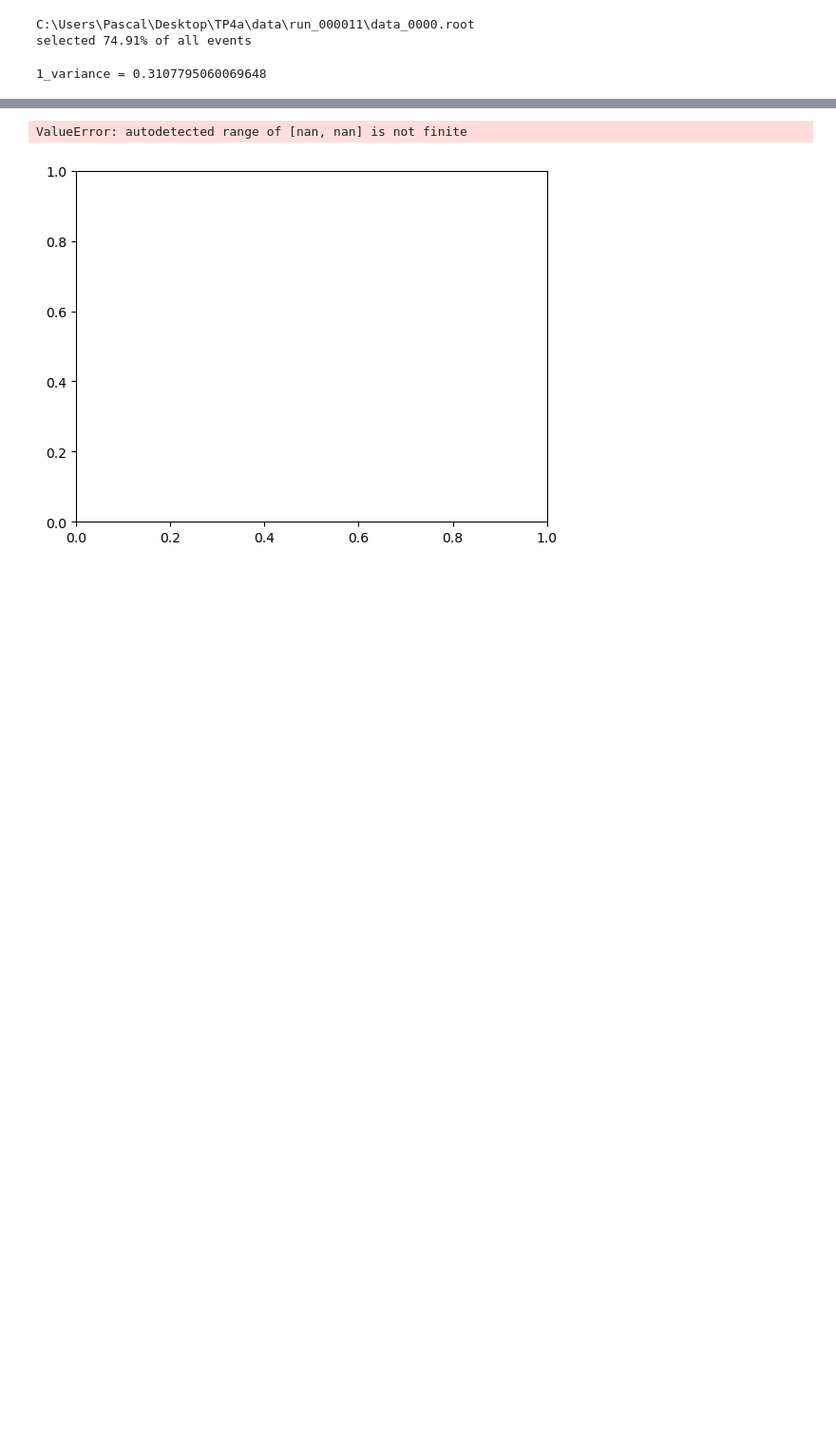
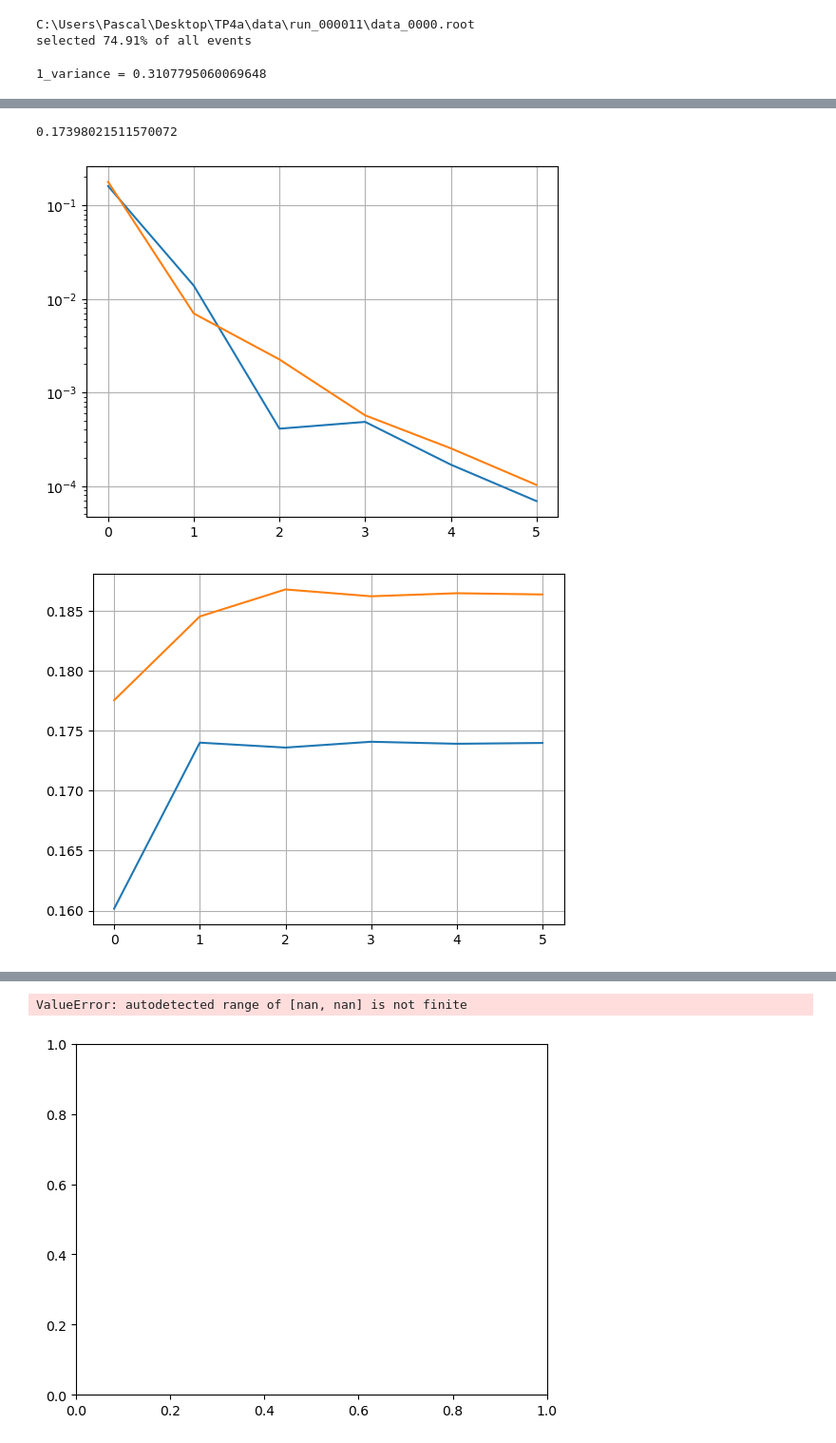
Before and after one commit to kauniska/ecal_reco, a Jupyter notebook: time_alignement/time_distribution.ipynb, the cells around one changed output, grey strips where cells are left out. Shown at 95% size. Cells and saved outputs as stored; diff of their text form; code cells hidden in the pictures; blank space fills up the shorter version.

```diff
--- a/time_alignement/time_distribution.ipynb
+++ b/time_alignement/time_distribution.ipynb
@@ -181,0 +271,14 @@ muYF = muYF + muY
+# %%
+plt.figure()
+plt.semilogy(np.abs(converg_X))
+plt.semilogy(np.abs(converg_Y))
+plt.grid()
+plt.figure()
+plt.plot(np.abs(avg_offset_x))
+plt.plot(np.abs(avg_offset_y))
+plt.grid()
+print(np.abs(np.mean(muXF)))
+# %% [output]
+0.17398021511570072
+[figure, added]
+[figure, added]
```
Also changed, not shown: parts of 10 cells of this notebook, 4 other files.
